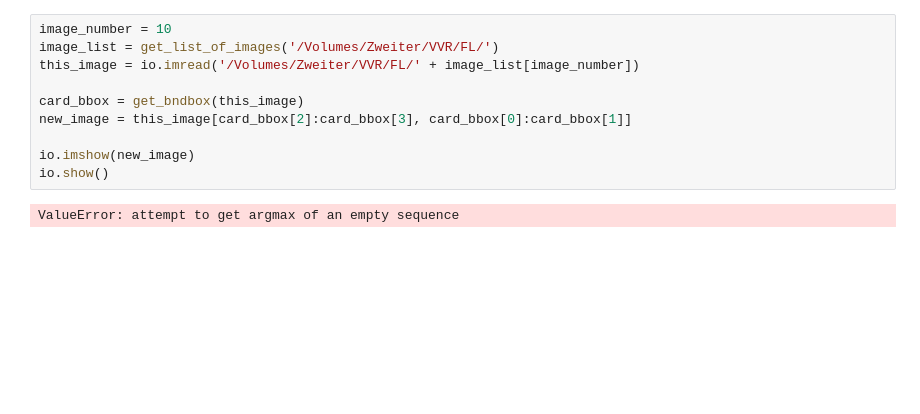
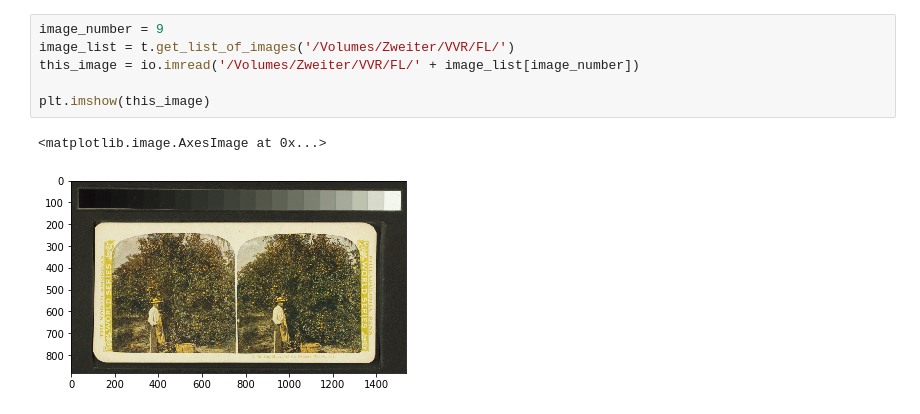
Before and after one commit to atomicguy/vvr_tools, a Jupyter notebook: process_image.ipynb, the cells around one changed output. Drawn from its saved outputs; the diff is of its cells as text; blank space fills up the shorter version.

```diff
--- a/process_image.ipynb
+++ b/process_image.ipynb
@@ -131,12 +13,9 @@ def get_bndbox(image):
 # %%
-image_number = 10
-image_list = get_list_of_images('/Volumes/Zweiter/VVR/FL/')
+image_number = 9
+image_list = t.get_list_of_images('/Volumes/Zweiter/VVR/FL/')
 this_image = io.imread('/Volumes/Zweiter/VVR/FL/' + image_list[image_number])
 
-card_bbox = get_bndbox(this_image)
-new_image = this_image[card_bbox[2]:card_bbox[3], card_bbox[0]:card_bbox[1]]
-
-io.imshow(new_image)
-io.show()
+plt.imshow(this_image)
 # %% [output]
-ValueError: attempt to get argmax of an empty sequence
+<matplotlib.image.AxesImage at 0x...>
+[figure, added]
```
Also changed, not shown: parts of 7 cells of this notebook, 34 other files.
